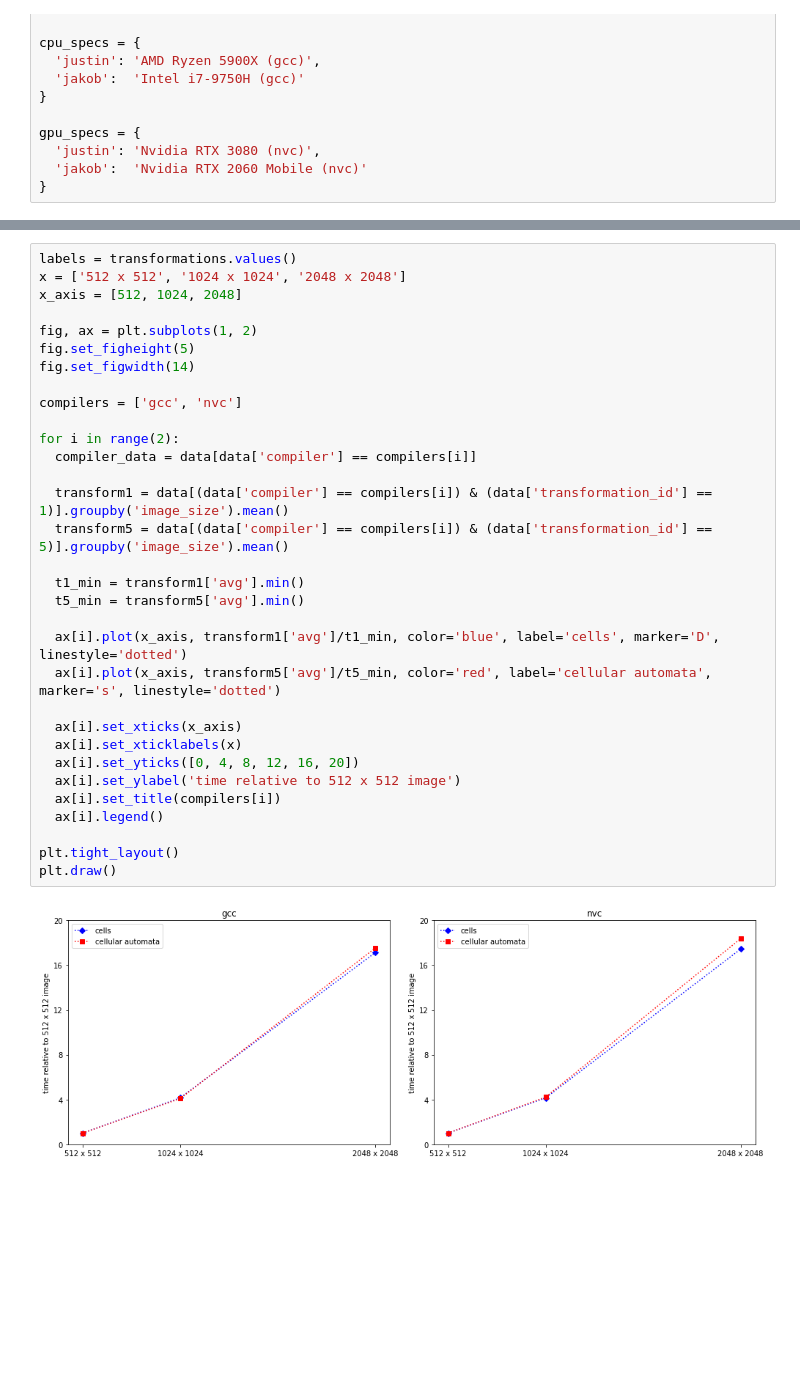
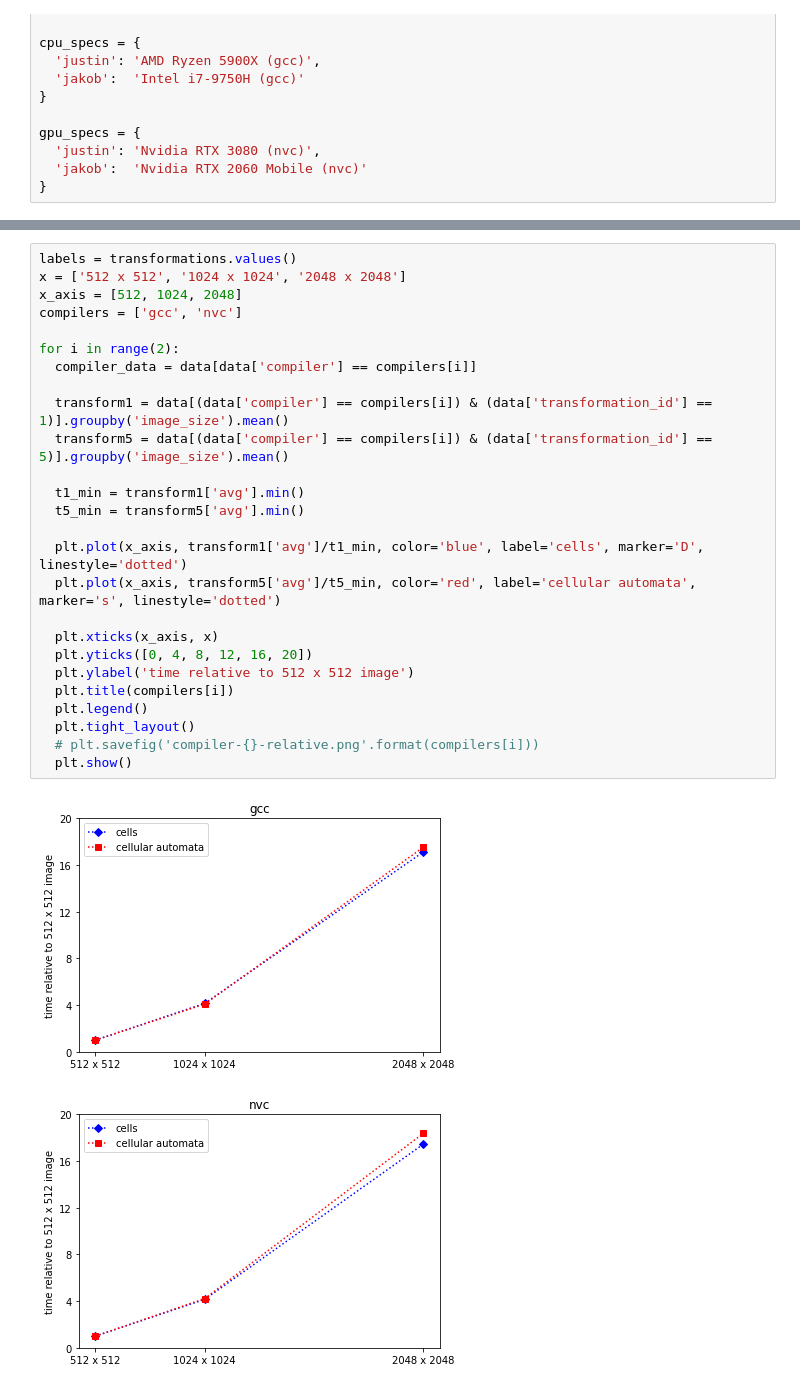
Before and after one commit to sbracellari/procedural-textures, a Jupyter notebook: results/graphs.ipynb, the cells around one changed output, grey strips where cells are left out. Drawn from its saved outputs; the diff is of its cells as text; blank space fills up the shorter version.

```diff
--- a/results/graphs.ipynb
+++ b/results/graphs.ipynb
@@ -123,34 +109,29 @@ plt.draw()
 # %%
 labels = transformations.values()
 x = ['512 x 512', '1024 x 1024', '2048 x 2048']
 x_axis = [512, 1024, 2048]
-
-fig, ax = plt.subplots(1, 2)
-fig.set_figheight(5)
-fig.set_figwidth(14)
-
 compilers = ['gcc', 'nvc']
 
 for i in range(2):
   compiler_data = data[data['compiler'] == compilers[i]]
 
   transform1 = data[(data['compiler'] == compilers[i]) & (data['transformation_id'] == 1)].groupby('image_size').mean()
   transform5 = data[(data['compiler'] == compilers[i]) & (data['transformation_id'] == 5)].groupby('image_size').mean()
 
   t1_min = transform1['avg'].min()
   t5_min = transform5['avg'].min()
 
-  ax[i].plot(x_axis, transform1['avg']/t1_min, color='blue', label='cells', marker='D', linestyle='dotted')
-  ax[i].plot(x_axis, transform5['avg']/t5_min, color='red', label='cellular automata', marker='s', linestyle='dotted')
+  plt.plot(x_axis, transform1['avg']/t1_min, color='blue', label='cells', marker='D', linestyle='dotted')
+  plt.plot(x_axis, transform5['avg']/t5_min, color='red', label='cellular automata', marker='s', linestyle='dotted')
 
-  ax[i].set_xticks(x_axis)
-  ax[i].set_xticklabels(x)
-  ax[i].set_yticks([0, 4, 8, 12, 16, 20])
-  ax[i].set_ylabel('time relative to 512 x 512 image')
-  ax[i].set_title(compilers[i])
-  ax[i].legend()
-
-plt.tight_layout()
-plt.draw()
+  plt.xticks(x_axis, x)
+  plt.yticks([0, 4, 8, 12, 16, 20])
+  plt.ylabel('time relative to 512 x 512 image')
+  plt.title(compilers[i])
+  plt.legend()
+  plt.tight_layout()
+  # plt.savefig('compiler-{}-relative.png'.format(compilers[i]))
+  plt.show()
 # %% [output]
-[figure, old version]
+[figure, new version]
+[figure, added]
```
Also changed, not shown: parts of 3 cells of this notebook, 2 other files.
